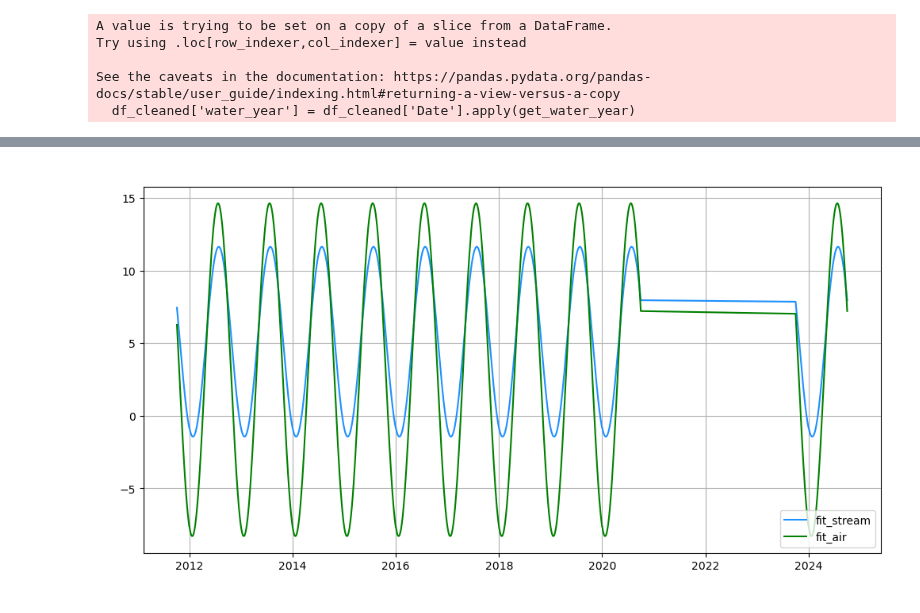
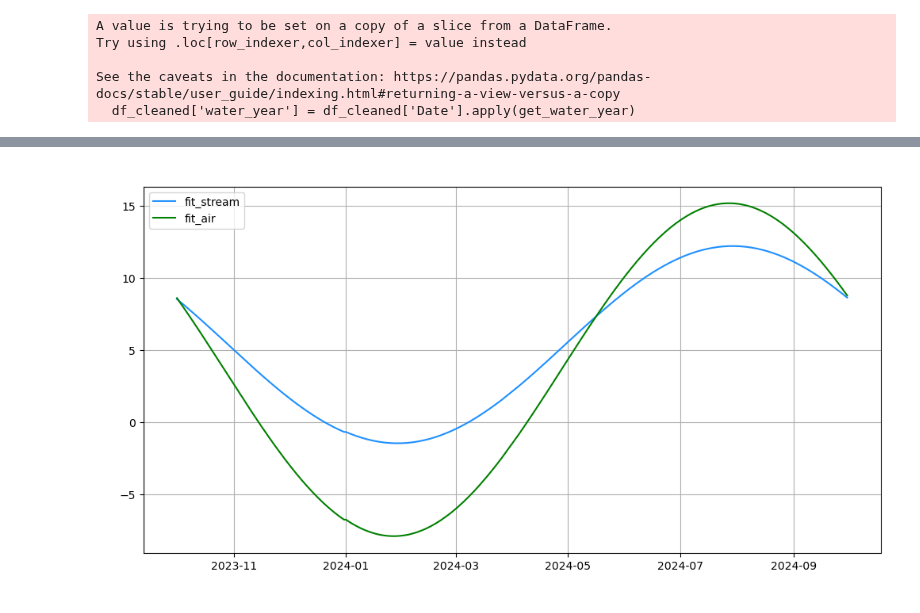
Before and after one commit to th2018/stream_thermal_2025_ms, a Jupyter notebook: pasta/single/annual_amp_2_13296000.ipynb, the cells around one changed output, grey strips where cells are left out. Drawn from its saved outputs; the diff is of its cells as text; code cells hidden in the pictures.

```diff
--- a/pasta/single/annual_amp_2_13296000.ipynb
+++ b/pasta/single/annual_amp_2_13296000.ipynb
@@ -899,10 +179,0 @@ YANKEE FORK SALMON RIVER NR CLAYTON ID
-# %%
-print(df_cleaned['water_year'].value_counts())
-count = pd.DataFrame(df_cleaned['water_year'].value_counts())
-
-miss=count[ count['count']< missing_data_threshold]
-print(miss.index)
-print("miss:", miss)
-print(324/365)
-df_cleaned = df_cleaned[ ~df_cleaned['water_year'].isin( miss.index)   ]
-count = pd.DataFrame(df_cleaned['water_year'].value_counts())
@@ -944,0 +180,14 @@ calculate amp and ph
+# %%
+amp_df = pd.DataFrame({
+                        "site": [ "00000000"],
+      "water_year": [  0 ],
+                        "amp": [ 0.0 ],
+     "ph_l": [  0.0  ]
+                                })
+# %%
+df_cleaned['sin_rday'] = np.sin( df_cleaned['rad_d'] )
+df_cleaned['cos_rday'] = np.cos( df_cleaned['rad_d'] )
+
+# Group by both site_no and water_year
+grouped = df_cleaned.groupby(['site_no', 'water_year'])
+print(grouped)
@@ -1014,22 +284,16 @@ amp_df
 # %%
-#import matplotlib.pyplot as plt
-
-# Ensure 'Date' column is in datetime format
-#merged_df_wy['Date'] = pd.to_datetime(merged_df_wy['Date'])
-
-# Plot the two lines
 plt.figure(figsize=(12, 6))
-plt.plot(merged_df_wy['Date'], merged_df_wy['fit_stream'], label='fit_stream', color='dodgerblue')
-plt.plot(merged_df_wy['Date'], merged_df_wy['fit_air'], label='fit_air', color='green')
+plt.plot( group_df['Date'],  group_df['fit_stream'], label='fit_stream', color='dodgerblue')
+plt.plot( group_df['Date'],  group_df['fit_air'], label='fit_air', color='green')
 
 # Add labels, title, and legend
 plt.xlabel(' ')
 plt.ylabel(' ')
 plt.title(' ')
 plt.legend()
 plt.grid(True)
 
 # Show the plot
 plt.show()
 # %% [output]
-[figure, old version]
+[figure, new version]
```
Also changed, not shown: parts of 36 cells of this notebook.
